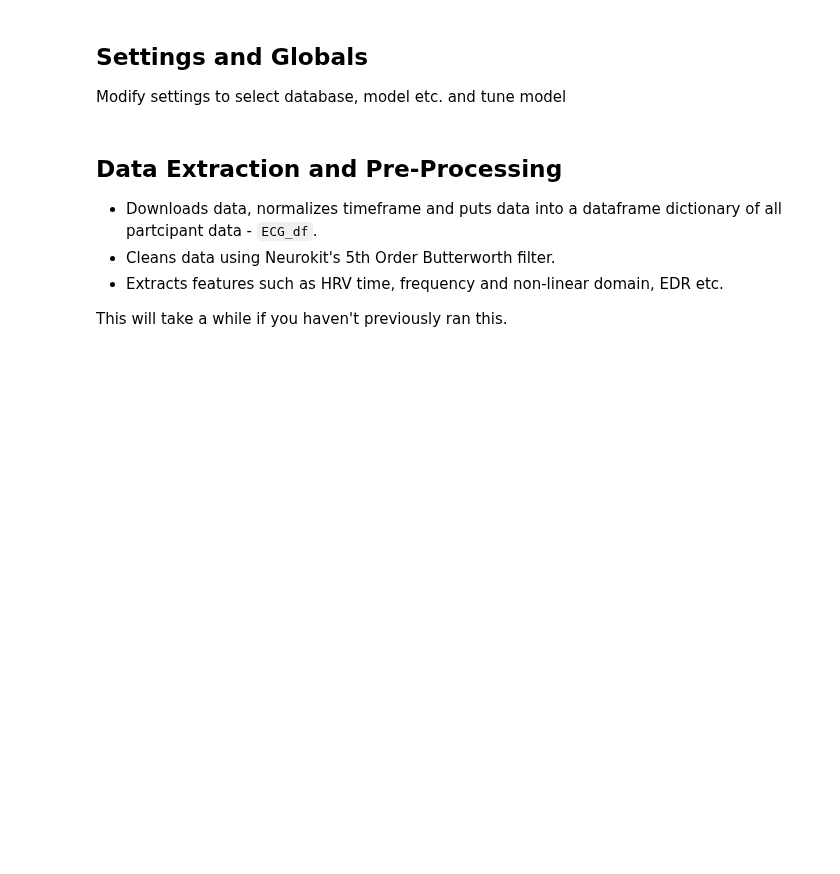
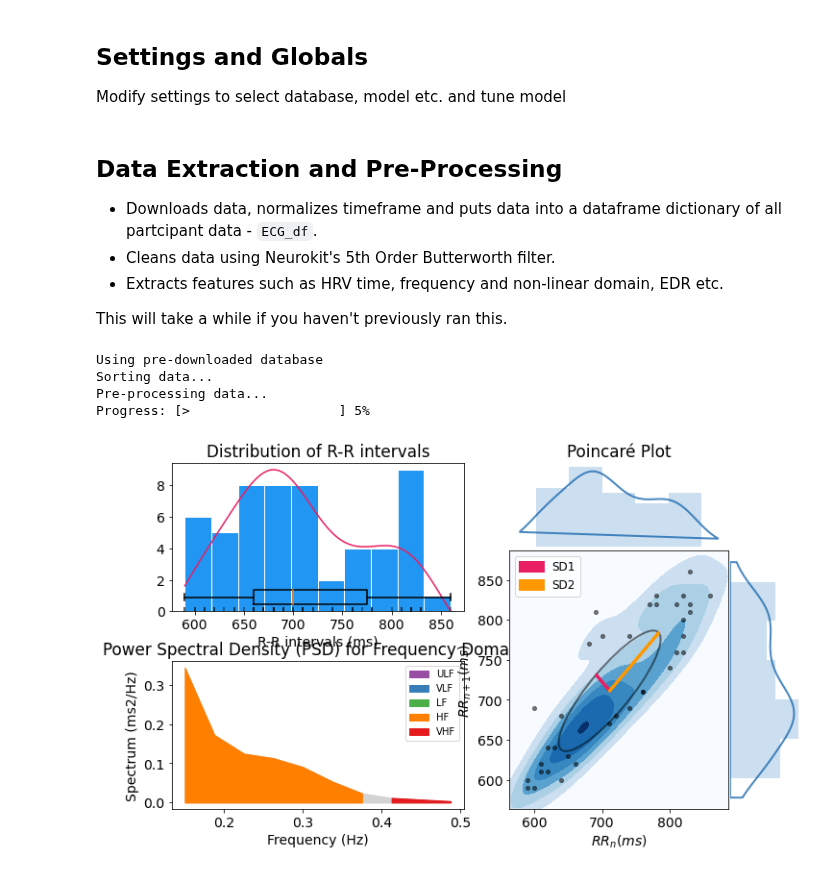
Before and after one commit to WillPowellUk/ECG-Stress-Classifier, a Jupyter notebook: ECG-Stress-Classifier.ipynb, the cells around one changed output. Saved outputs shown, nothing was run; the diff lists cells and outputs as text; code cells hidden in the pictures; blank space fills up the shorter version.

```diff
--- a/ECG-Stress-Classifier.ipynb
+++ b/ECG-Stress-Classifier.ipynb
@@ -348,10 +362,10 @@ class FeatureExtraction():
     def save_features(self, save_to_path, features='All'):
         if features == 'All':
             for label in self.all_features_ECG.keys():
-                Utilities.save_dataframe(self.all_features_ECG[label], save_to_path, name=label)
+                Utilities.save_dataframe(self.all_features_ECG[label], f'{save_to_path}/All', name=label)
         else:
             for label in self.selected_features_ECG.keys():
-                Utilities.save_dataframe(self.selected_features_ECG[label], save_to_path, name=label)
+                Utilities.save_dataframe(self.selected_features_ECG[label], f'{save_to_path}/Selected', name=label)
 # %%
 # Features to Extract:
 # See Neurokit2 HRV - https://neuropsychology.github.io/NeuroKit/functions/hrv.html
@@ -404,28 +428,34 @@ This will take a while if you haven't previously ran this.
 # %%
 # Download and sort database to Sorted Directory
 de = DataExtraction(f'{directory}/Sorted')
 de.download_data()
 de.sort_data()
 
 # For each participant, segment, clean and extract data
 print("Pre-processing data...")
-for index in range(1): # number_of_participants
+for index in range(3): # number_of_participants
     # show plots for first participant only
     show_plot = True if index==0 else False
 
     # skip if features already extracted, otherwise use extract using sorted data
     if not Utilities.check_csv_exists(f'{directory}/Features', index):
         df = Utilities.load_dataframe(Utilities.check_csv_exists(f'{directory}/Sorted', index))
         # interpolate, segment using sliding window, and clean data
         pp = PreProcessing(df, sampling_rate)
         pp.interpolate()
         pp.segment(window_length, overlap)
         pp.clean()
 
         # extract feautres for each segment
         fe = FeatureExtraction(pp.get_samples(), show_plot)
         fe.get_neurokit_features(EDR=False)
         fe.save_features(f'{directory}/Features', features='All')
         fe.select(selected_features)
         fe.save_features(f'{directory}/Features', features='Selected')
         Utilities.progress_bar(index+1, number_of_participants)
+# %% [output]
+Using pre-downloaded database
+Sorting data...
+Pre-processing data...
+Progress: [>                   ] 5%
+[figure, added]
```
Also changed, not shown: parts of 3 cells of this notebook, 1 other file.
